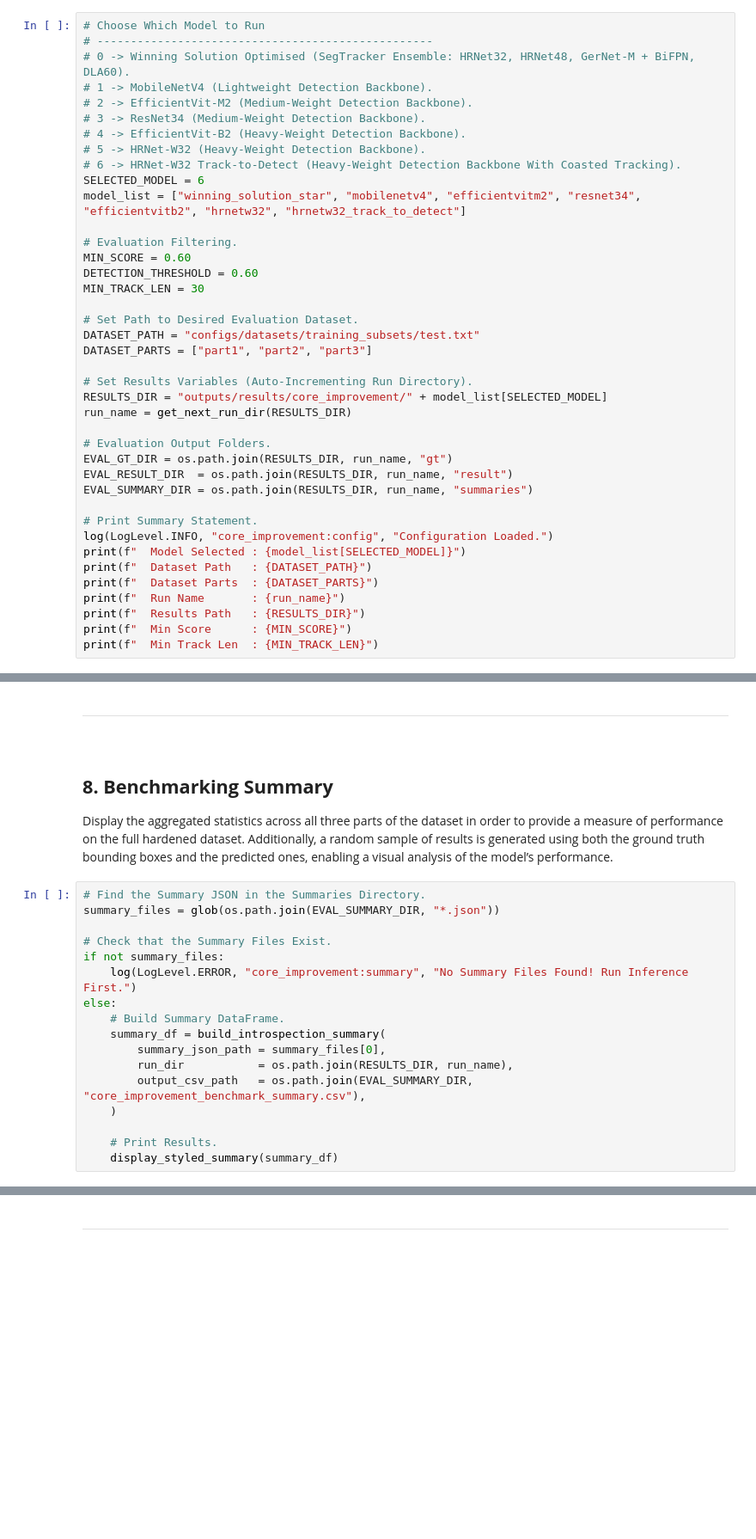
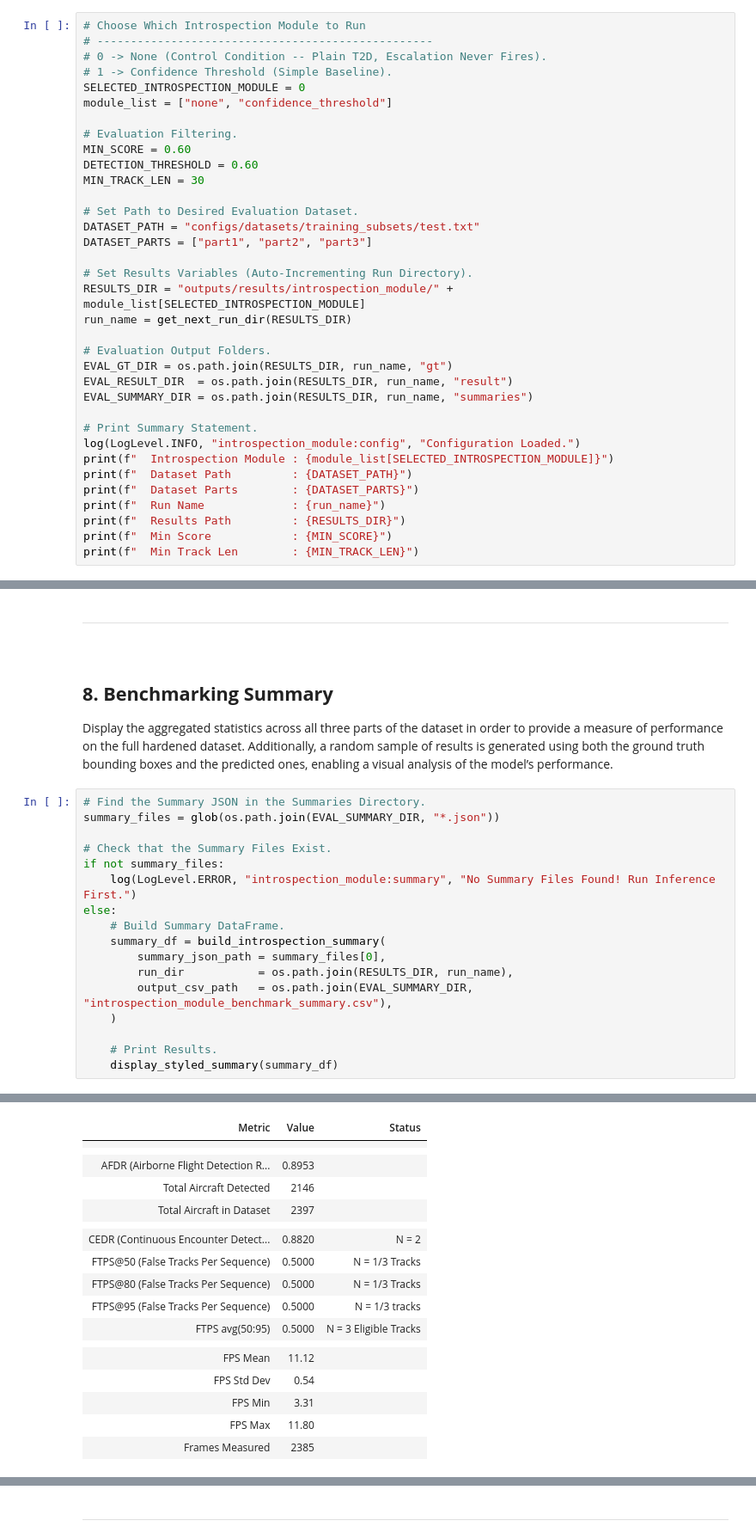
Before and after one commit to MaxB-RnD/Vision-Based-Sense-and-Avoid, a Jupyter notebook: notebooks/introspection_module.ipynb, the cells around one changed output, grey strips where cells are left out. Shown at 86% size. Cells and saved outputs as stored; diff of their text form; blank space fills up the shorter version.

Commit message:
Updating Notebook For Introspection.

```diff
--- a/notebooks/introspection_module.ipynb
+++ b/notebooks/introspection_module.ipynb
@@ -182,15 +181,10 @@ log(LogLevel.INFO, "core_improvement:imports", "Project Root Set: %s", PROJECT_R
 # %%
-# Choose Which Model to Run
+# Choose Which Introspection Module to Run
 # --------------------------------------------------
-# 0 -> Winning Solution Optimised (SegTracker Ensemble: HRNet32, HRNet48, GerNet-M + BiFPN, DLA60).
-# 1 -> MobileNetV4 (Lightweight Detection Backbone).
-# 2 -> EfficientVit-M2 (Medium-Weight Detection Backbone).
-# 3 -> ResNet34 (Medium-Weight Detection Backbone).
-# 4 -> EfficientVit-B2 (Heavy-Weight Detection Backbone).
-# 5 -> HRNet-W32 (Heavy-Weight Detection Backbone).
-# 6 -> HRNet-W32 Track-to-Detect (Heavy-Weight Detection Backbone With Coasted Tracking).
-SELECTED_MODEL = 6
-model_list = ["winning_solution_star", "mobilenetv4", "efficientvitm2", "resnet34", "efficientvitb2", "hrnetw32", "hrnetw32_track_to_detect"]
+# 0 -> None (Control Condition -- Plain T2D, Escalation Never Fires).
+# 1 -> Confidence Threshold (Simple Baseline).
+SELECTED_INTROSPECTION_MODULE = 0
+module_list = ["none", "confidence_threshold"]
 
 # Evaluation Filtering.
 MIN_SCORE = 0.60
@@ -202,7 +196,7 @@ DATASET_PATH = "configs/datasets/training_subsets/test.txt"
 DATASET_PARTS = ["part1", "part2", "part3"]
 
 # Set Results Variables (Auto-Incrementing Run Directory).
-RESULTS_DIR = "outputs/results/core_improvement/" + model_list[SELECTED_MODEL]
+RESULTS_DIR = "outputs/results/introspection_module/" + module_list[SELECTED_INTROSPECTION_MODULE]
 run_name = get_next_run_dir(RESULTS_DIR)
 
 # Evaluation Output Folders.
@@ -211,11 +205,11 @@ EVAL_RESULT_DIR  = os.path.join(RESULTS_DIR, run_name, "result")
 EVAL_SUMMARY_DIR = os.path.join(RESULTS_DIR, run_name, "summaries")
 
 # Print Summary Statement.
-log(LogLevel.INFO, "core_improvement:config", "Configuration Loaded.")
-print(f"  Model Selected : {model_list[SELECTED_MODEL]}")
-print(f"  Dataset Path   : {DATASET_PATH}")
-print(f"  Dataset Parts  : {DATASET_PARTS}")
-print(f"  Run Name       : {run_name}")
-print(f"  Results Path   : {RESULTS_DIR}")
-print(f"  Min Score      : {MIN_SCORE}")
-print(f"  Min Track Len  : {MIN_TRACK_LEN}")
+log(LogLevel.INFO, "introspection_module:config", "Configuration Loaded.")
+print(f"  Introspection Module : {module_list[SELECTED_INTROSPECTION_MODULE]}")
+print(f"  Dataset Path         : {DATASET_PATH}")
+print(f"  Dataset Parts        : {DATASET_PARTS}")
+print(f"  Run Name             : {run_name}")
+print(f"  Results Path         : {RESULTS_DIR}")
+print(f"  Min Score            : {MIN_SCORE}")
+print(f"  Min Track Len        : {MIN_TRACK_LEN}")
@@ -445,14 +520,15 @@ summary_files = glob(os.path.join(EVAL_SUMMARY_DIR, "*.json"))
 
 # Check that the Summary Files Exist.
 if not summary_files:
-    log(LogLevel.ERROR, "core_improvement:summary", "No Summary Files Found! Run Inference First.")
+    log(LogLevel.ERROR, "introspection_module:summary", "No Summary Files Found! Run Inference First.")
 else:
     # Build Summary DataFrame.
     summary_df = build_introspection_summary(
         summary_json_path = summary_files[0],
         run_dir           = os.path.join(RESULTS_DIR, run_name),
-        output_csv_path   = os.path.join(EVAL_SUMMARY_DIR, "core_improvement_benchmark_summary.csv"),
+        output_csv_path   = os.path.join(EVAL_SUMMARY_DIR, "introspection_module_benchmark_summary.csv"),
     )
 
     # Print Results.
     display_styled_summary(summary_df)
+# %% [output]
@@ -459,3 +536,21 @@ else:
+| Metric | Value | Status |
+|  |  |  |
+|  |  |  |
+| AFDR (Airborne Flight Detection R... | 0.8953 |  |
+| Total Aircraft Detected | 2146 |  |
+| Total Aircraft in Dataset | 2397 |  |
+|  |  |  |
+| CEDR (Continuous Encounter Detect... | 0.8820 | N = 2 |
+| FTPS@50 (False Tracks Per Sequence) | 0.5000 | N = 1/3 Tracks |
+| FTPS@80 (False Tracks Per Sequence) | 0.5000 | N = 1/3 Tracks |
+| FTPS@95 (False Tracks Per Sequence) | 0.5000 | N = 1/3 tracks |
+| FTPS avg(50:95) | 0.5000 | N = 3 Eligible Tracks |
+|  |  |  |
+| FPS Mean | 11.12 |  |
+| FPS Std Dev | 0.54 |  |
+| FPS Min | 3.31 |  |
+| FPS Max | 11.80 |  |
+| Frames Measured | 2385 |  |
 # %%
 # Set Visualisations Folder Path.
 VISUALISER_DIR = os.path.join(RESULTS_DIR, run_name, "visualisations")
```
Also changed, not shown: parts of 20 cells of this notebook, 1 other file.
